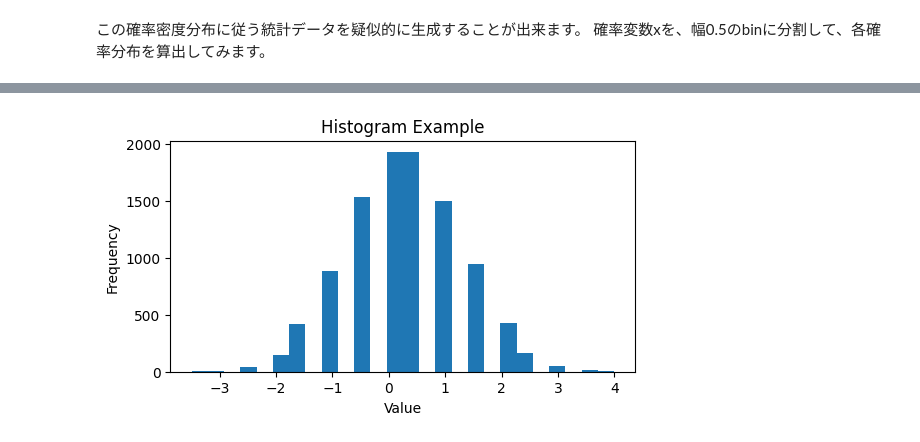
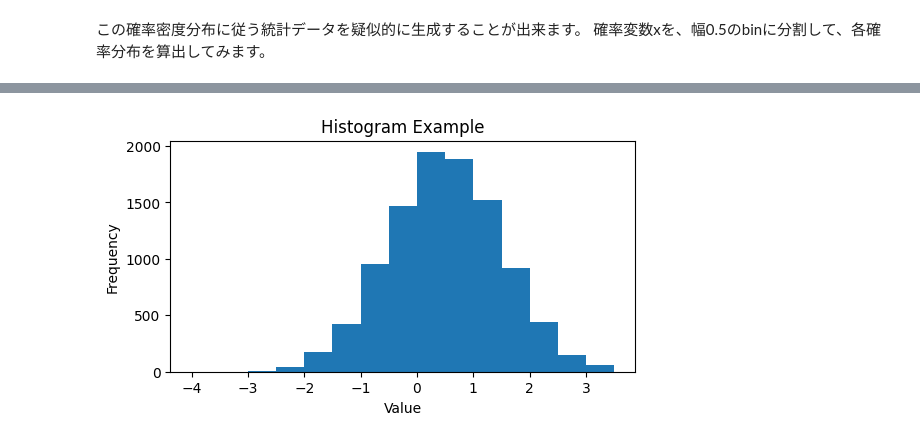
Before and after one commit to takuminal/Share, a Jupyter notebook: 多元共重合組成テキスト.ipynb, the cells around one changed output, grey strips where cells are left out. Drawn from its saved outputs; the diff is of its cells as text; code cells hidden in the pictures.

```diff
--- a/多元共重合組成テキスト.ipynb
+++ b/多元共重合組成テキスト.ipynb
@@ -112,0 +145,18 @@ P(y)  16.666667  16.666667  16.666667  16.666667  16.666667  16.666667
+# %%
+def montecalro_dice(react_prob,monomer_conc):
+
+    #react_probを1行ごとに処理していく
+    for n,elem in enumerate(react_prob):
+        #0~1の一様乱数を生成
+        random_number=np.random.random()
+        #列ごとの乱数の該非判定
+        #判定しきい値の初期化
+        threshold=0
+        for m,elem2 in enumerate(elem):
+            #しきい値の更新
+            threshold += elem2
+            if random_number <= threshold:
+                # 該当したら1カウント減らす。
+                monomer_conc[n][m] -= 1
+                break
+    return monomer_conc
@@ -199,18 +271,17 @@ for _ in range(sampling_num):
 # %%
 import matplotlib.pyplot as plt
 import numpy as np
 
-
 plt.figure(figsize=(6,3))
 
 # ヒストグラムの描画
-plt.hist(sampling_data,bins=26)
+plt.hist(sampling_data,bins=15)
 # タイトルと軸ラベルの追加
 plt.title('Histogram Example')
 plt.xlabel('Value')
 plt.ylabel('Frequency')
 
 # ヒストグラムの表示
 plt.show()
 # %% [output]
-[figure, old version]
+[figure, new version]
```
Also changed, not shown: parts of 14 cells of this notebook.
